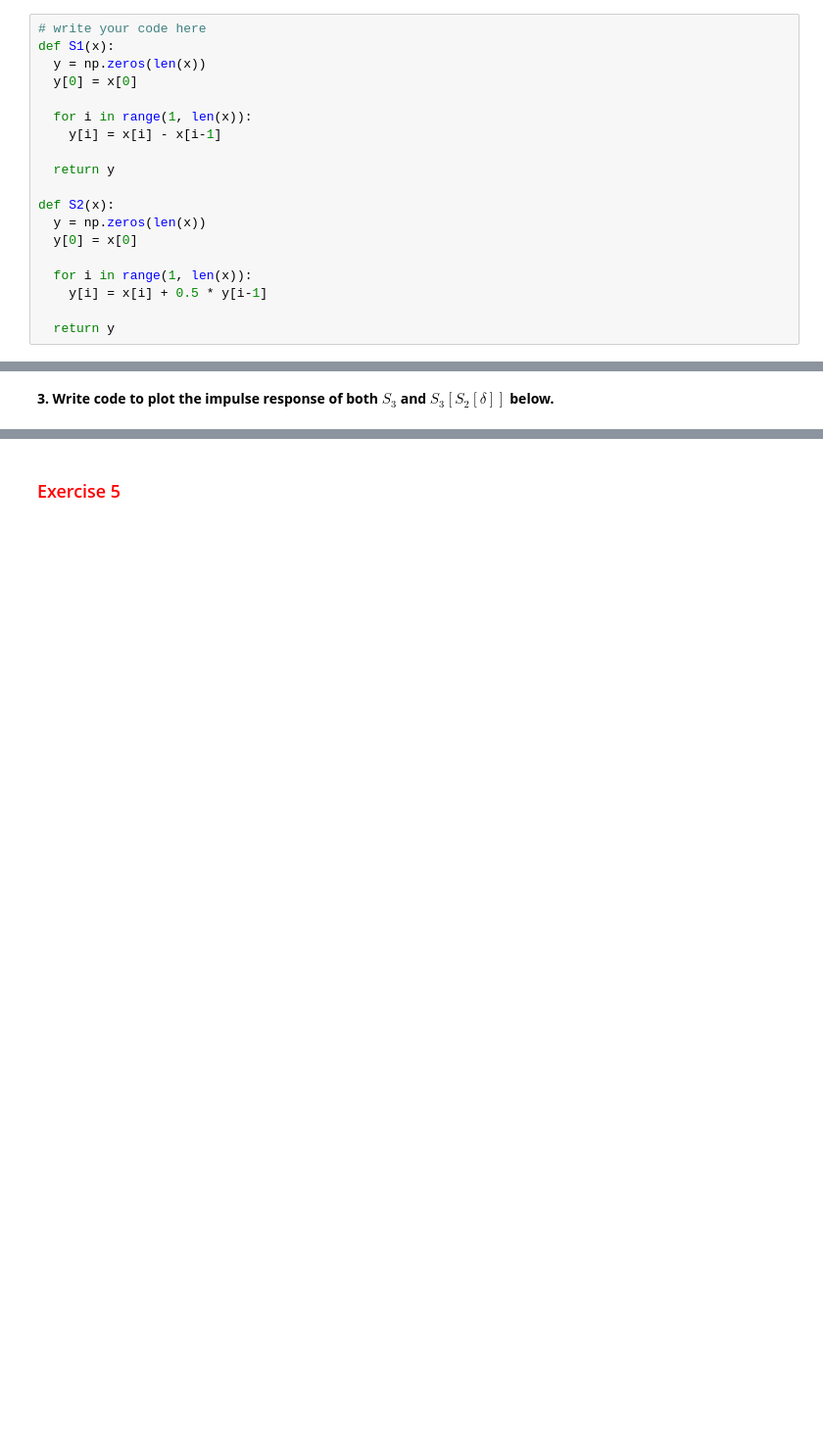
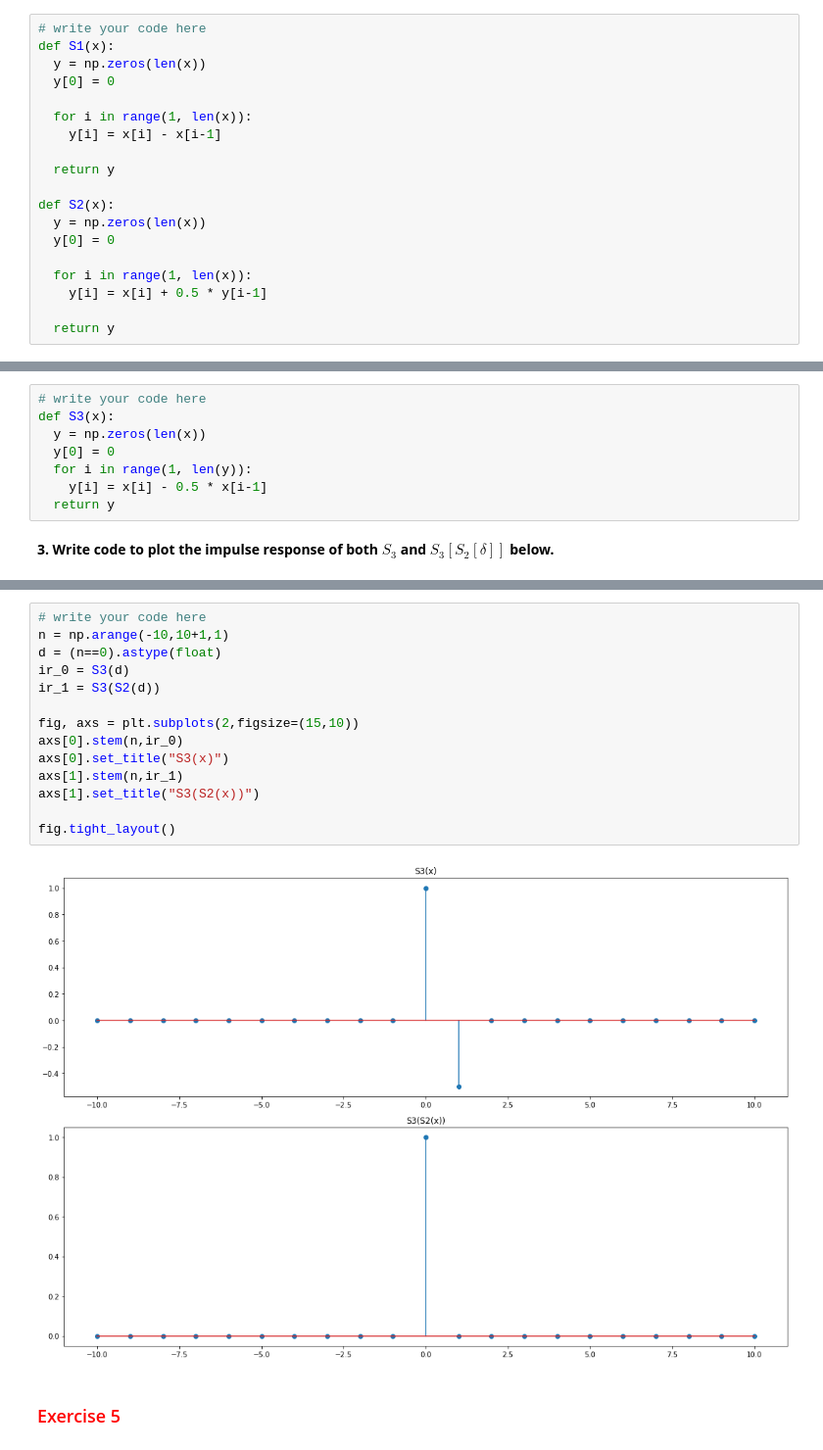
Before and after one commit to JustinWang781/438-Lab02, a Jupyter notebook: lab02_report.ipynb, the cells around one changed output, grey strips where cells are left out. Shown at 98% size. Saved outputs shown, nothing was run; the diff lists cells and outputs as text; blank space fills up the shorter version.

```diff
--- a/lab02_report.ipynb
+++ b/lab02_report.ipynb
@@ -152,7 +152,7 @@ def S2(x):
 # write your code here
 def S1(x):
   y = np.zeros(len(x))
-  y[0] = x[0]
+  y[0] = 0
 
   for i in range(1, len(x)):
     y[i] = x[i] - x[i-1]
@@ -161,7 +161,7 @@ def S1(x):
 
 def S2(x):
   y = np.zeros(len(x))
-  y[0] = x[0]
+  y[0] = 0
 
   for i in range(1, len(x)):
     y[i] = x[i] + 0.5 * y[i-1]
@@ -253,2 +251,10 @@ def S3(x):
+# %%
+# write your code here
+def S3(x):
+  y = np.zeros(len(x))
+  y[0] = 0
+  for i in range(1, len(y)):
+    y[i] = x[i] - 0.5 * x[i-1]
+  return y
 # %% [markdown]
 **3. Write code to plot the impulse response of both $S_3$ and $S_3[S_2[\delta]]$ below.**
@@ -257,3 +261,19 @@ def S3(x):
+# %%
+# write your code here
+n = np.arange(-10,10+1,1)
+d = (n==0).astype(float)
+ir_0 = S3(d)
+ir_1 = S3(S2(d))
+
+fig, axs = plt.subplots(2,figsize=(15,10))
+axs[0].stem(n,ir_0)
+axs[0].set_title("S3(x)")
+axs[1].stem(n,ir_1)
+axs[1].set_title("S3(S2(x))")
+
+fig.tight_layout()
+# %% [output]
+[figure, added]
 # %% [markdown]
 <h3 style="color:red;"><left>Exercise 5</left></h3>
 # %% [markdown]
```
Also changed, not shown: parts of 7 cells of this notebook.
